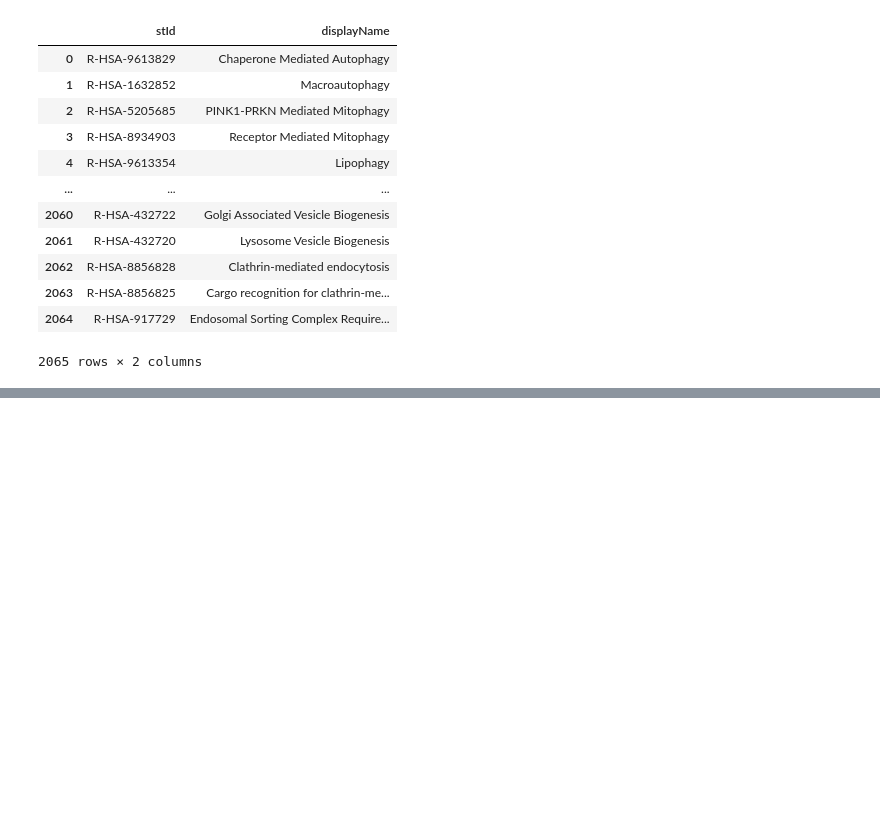
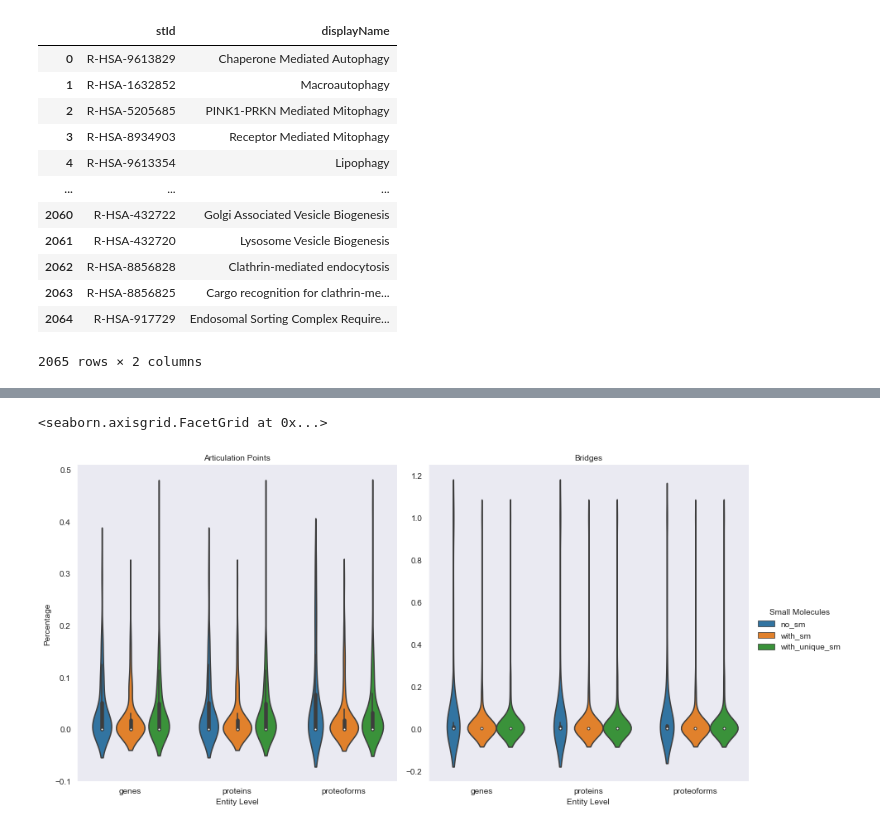
Before and after one commit to PathwayAnalysisPlatform/ProteoformNetworks, a Jupyter notebook: src/Python/analysis_3_bottlenecks.ipynb, the cells around one changed output, grey strips where cells are left out. Cells and saved outputs as stored; diff of their text form; code cells hidden in the pictures; blank space fills up the shorter version.

```diff
--- a/src/Python/analysis_3_bottlenecks.ipynb
+++ b/src/Python/analysis_3_bottlenecks.ipynb
@@ -339,0 +389,10 @@ fig8.figure.savefig('figures/figure_8.png')
+# %%
+data = {
+    "Bottleneck": ["Articulation Points"] * len(df_br_ap_pathways),
+    "Small Molecules": df_br_ap_pathways["Small Molecules"],
+    "Entity Level": df_br_ap_pathways["Entity Level"],
+    "Pathway": df_br_ap_pathways["Pathway"],
+    "Percentage": df_br_ap_pathways["Percentage of articulation point nodes"]
+}
+df_art_points = pd.DataFrame(data)
+df_art_points
@@ -339,0 +413,10 @@ fig8.figure.savefig('figures/figure_8.png')
+# %%
+data = {
+    "Bottleneck": ["Bridges"] * len(df_br_ap_pathways),
+    "Small Molecules": df_br_ap_pathways["Small Molecules"],
+    "Entity Level": df_br_ap_pathways["Entity Level"],
+    "Pathway": df_br_ap_pathways["Pathway"],
+    "Percentage": df_br_ap_pathways["Percentage of bridge links"]
+}
+df_bridges = pd.DataFrame(data)
+df_bridges
@@ -339,0 +437,3 @@ fig8.figure.savefig('figures/figure_8.png')
+# %%
+data_br_ap = pd.concat([df_art_points, df_bridges])
+data_br_ap
@@ -339,0 +454,13 @@ fig8.figure.savefig('figures/figure_8.png')
+# %%
+sns.set_style("dark")
+f = sns.catplot(x="Entity Level",
+                y="Percentage",
+                hue="Small Molecules",
+                col="Bottleneck",
+                data=data_br_ap,
+                kind="violin",
+                height=6, aspect=1, sharey=False)
+f.set_titles("{col_name}")
+# %% [output]
+<seaborn.axisgrid.FacetGrid at 0x...>
+[figure, added]
```
Also changed, not shown: parts of 28 cells of this notebook.
